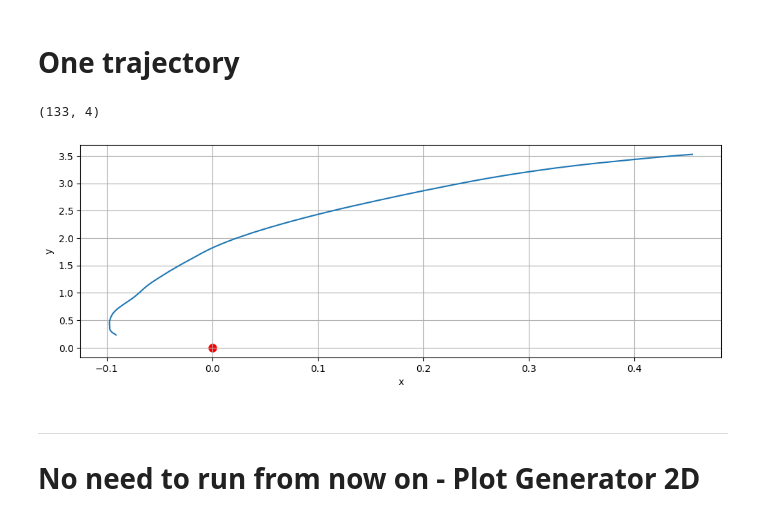
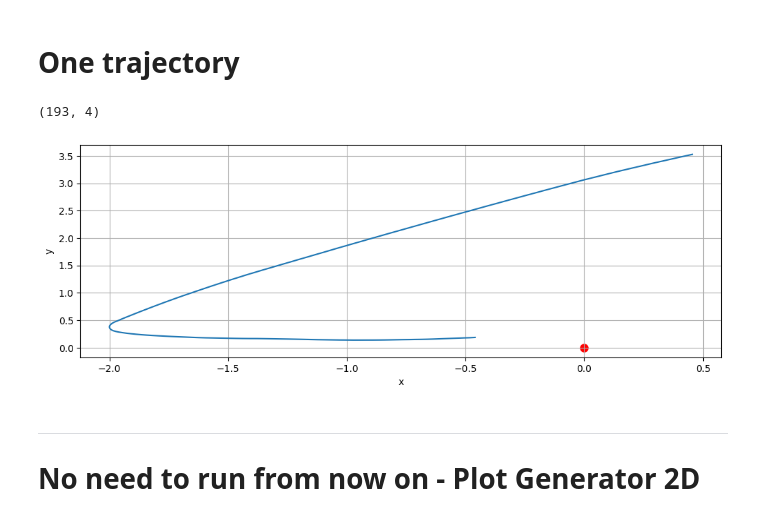
Before and after one commit to matteoguarrera/planning, a Jupyter notebook: DiffusionInference.ipynb, the cells around one changed output. Saved outputs shown, nothing was run; the diff lists cells and outputs as text; code cells hidden in the pictures.

Commit message:
testing, inference

```diff
--- a/DiffusionInference.ipynb
+++ b/DiffusionInference.ipynb
@@ -230,0 +3,7 @@ Score:  0.9518414447625496
+# %%
+from diffusion import testing, plt
+
+ckpt_path = 'pretrained/2d_arch128_e10_d50_edim256_ks3_par1_20e06_date04_25_19_22_02/model_ema_2d_9.ckpt'
+data, trajectories, ended_correctly = testing(ckpt_path, max_steps=400, n_sim=1)
+
+print(ended_correctly)
@@ -234,17 +21,20 @@ Score:  0.9518414447625496
 # %% [markdown]
 # One trajectory
 # %%
-OBS = np.array(OBS)
-print(OBS.shape)
+import numpy as np
+import matplotlib.pyplot as plt
+OBS = np.array(trajectories[0][0]) #obs
+
+# print(OBS.shape)
 T_end = 100
 fig, ax1 = plt.subplots(1,1, figsize = (12,4))
 ax1.plot(OBS[:T_end,0], OBS[:T_end,2]); ax1.scatter(0,0, color= 'r', linewidth=3,);
 ax1.set_xlabel('x'); ax1.set_ylabel('y'); ax1.grid()
 
 plt.show()
 # %% [output]
-(133, 4)
+(193, 4)
-[figure, old version]
+[figure, new version]
 # %% [markdown]
 ---
 # No need to run from now on - Plot Generator 2D
```
Also changed, not shown: parts of 4 cells of this notebook, 1 other file.
